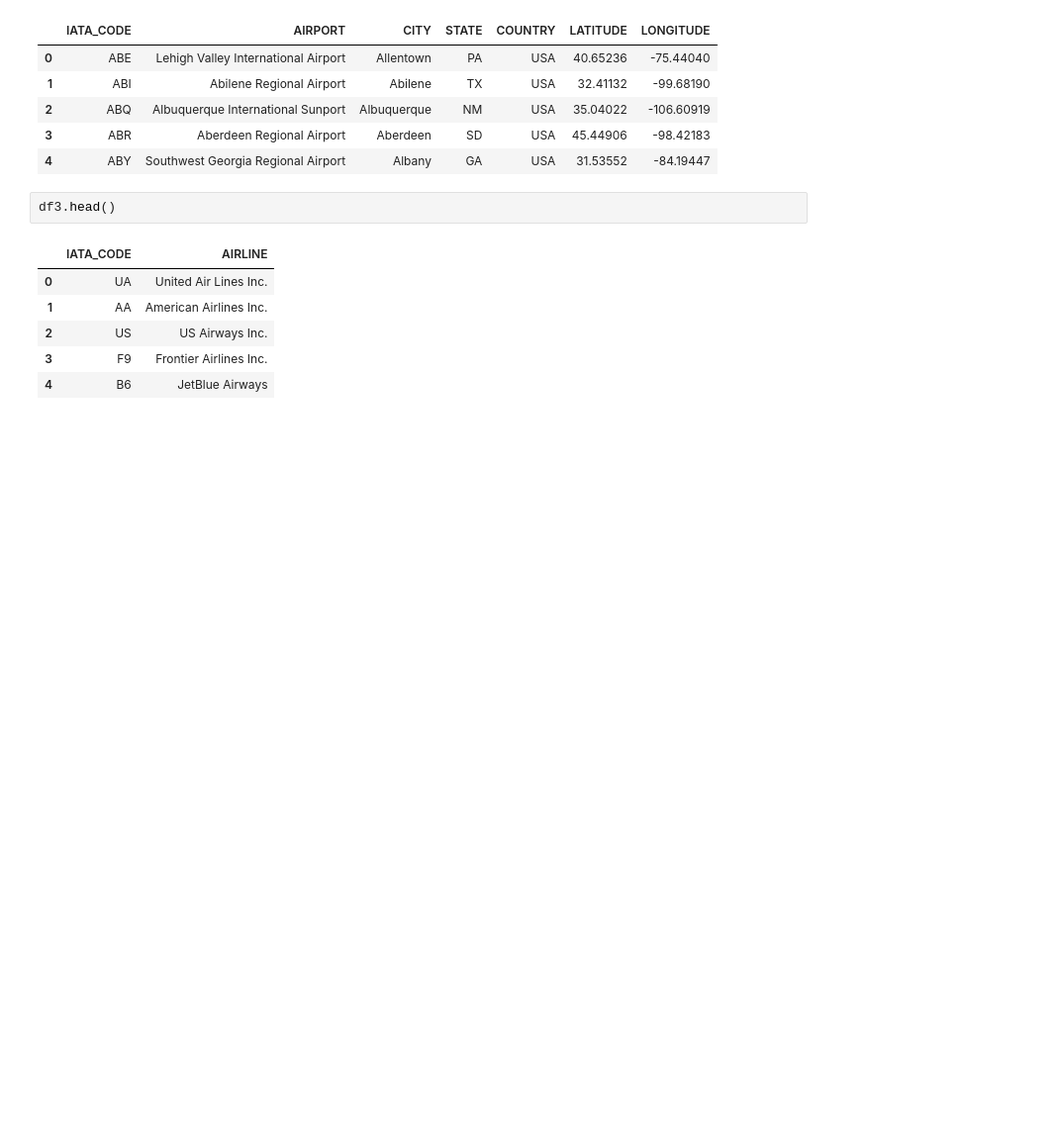
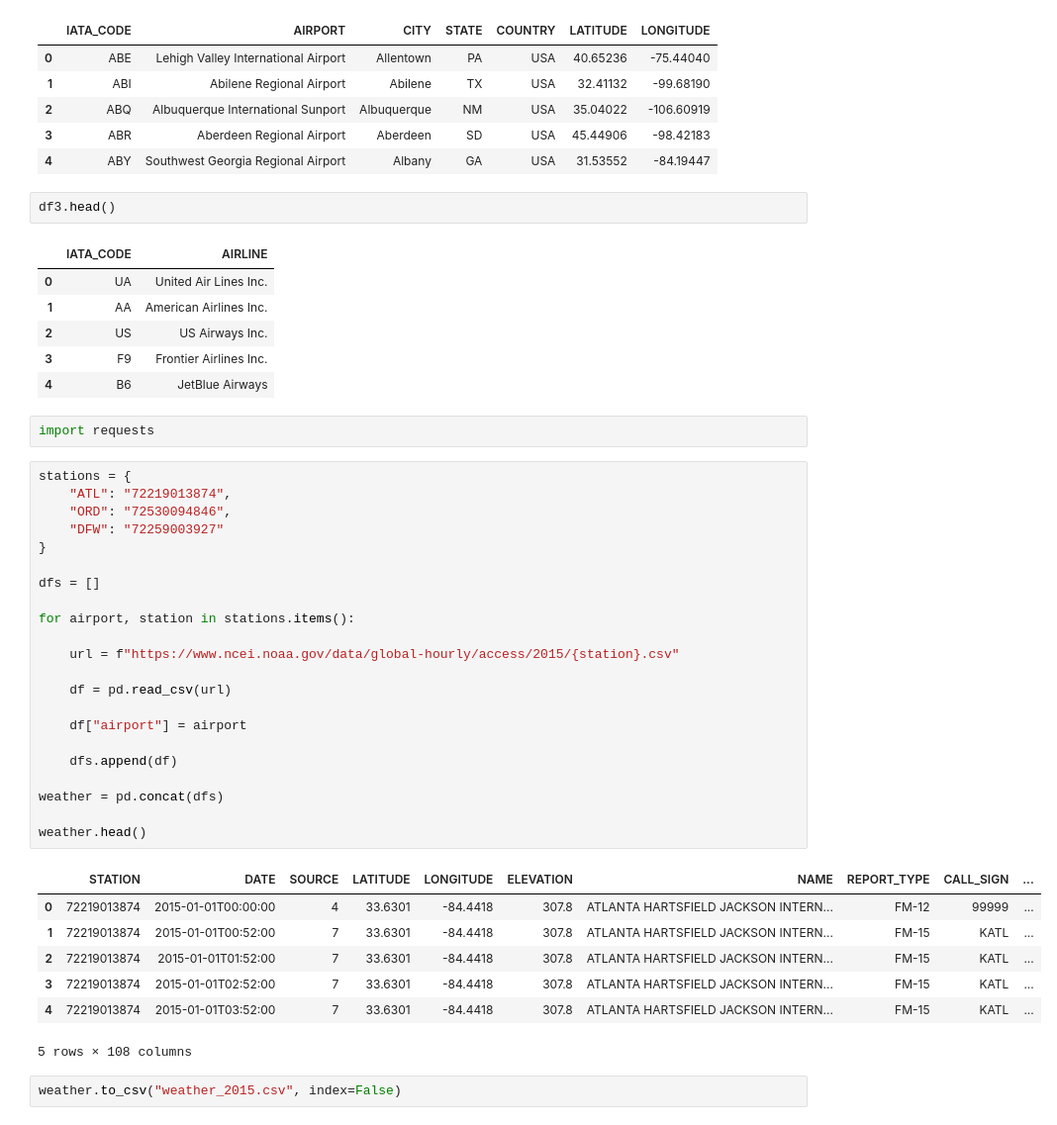
Before and after one commit to faosanelawani315-crypto/TCCHackDefend2026_DevStorm, a Jupyter notebook: colab/data_exploration_first.ipynb, the cells around one changed output. Shown at 99% size. Saved outputs shown, nothing was run; the diff lists cells and outputs as text; blank space fills up the shorter version.

```diff
--- a/colab/data_exploration_first.ipynb
+++ b/colab/data_exploration_first.ipynb
@@ -197,3 +198,37 @@ df3.head()
 | 2 | US | US Airways Inc. |
 | 3 | F9 | Frontier Airlines Inc. |
 | 4 | B6 | JetBlue Airways |
+# %%
+import requests
+# %%
+stations = {
+    "ATL": "72219013874",
+    "ORD": "72530094846",
+    "DFW": "72259003927"
+}
+
+dfs = []
+
+for airport, station in stations.items():
+
+    url = f"https://www.ncei.noaa.gov/data/global-hourly/access/2015/{station}.csv"
+
+    df = pd.read_csv(url)
+
+    df["airport"] = airport
+
+    dfs.append(df)
+
+weather = pd.concat(dfs)
+
+weather.head()
+# %% [output]
+|  | STATION | DATE | SOURCE | LATITUDE | LONGITUDE | ELEVATION | NAME | REPORT_TYPE | CALL_SIGN | ... |
+| 0 | 72219013874 | 2015-01-01T00:00:00 | 4 | 33.6301 | -84.4418 | 307.8 | ATLANTA HARTSFIELD JACKSON INTERN... | FM-12 | 99999 | ... |
+| 1 | 72219013874 | 2015-01-01T00:52:00 | 7 | 33.6301 | -84.4418 | 307.8 | ATLANTA HARTSFIELD JACKSON INTERN... | FM-15 | KATL | ... |
+| 2 | 72219013874 | 2015-01-01T01:52:00 | 7 | 33.6301 | -84.4418 | 307.8 | ATLANTA HARTSFIELD JACKSON INTERN... | FM-15 | KATL | ... |
+| 3 | 72219013874 | 2015-01-01T02:52:00 | 7 | 33.6301 | -84.4418 | 307.8 | ATLANTA HARTSFIELD JACKSON INTERN... | FM-15 | KATL | ... |
+| 4 | 72219013874 | 2015-01-01T03:52:00 | 7 | 33.6301 | -84.4418 | 307.8 | ATLANTA HARTSFIELD JACKSON INTERN... | FM-15 | KATL | ... |
+5 rows × 108 columns
+# %%
+weather.to_csv("weather_2015.csv", index=False)
```
Also changed, not shown: parts of 52 cells of this notebook.
